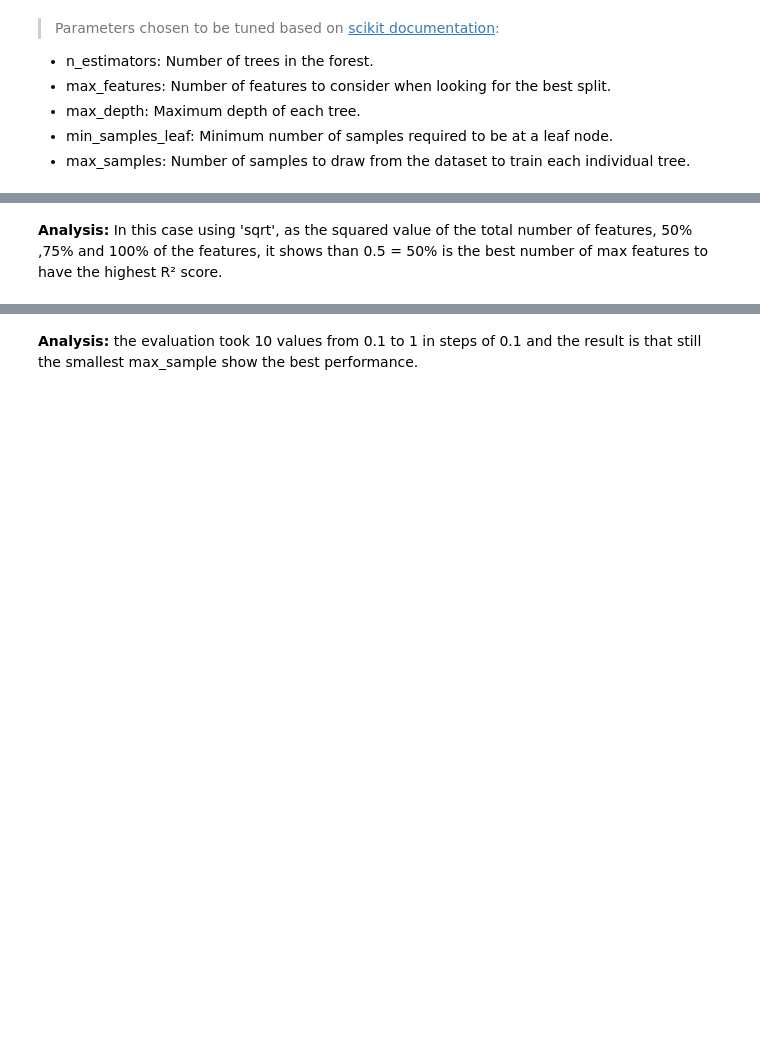
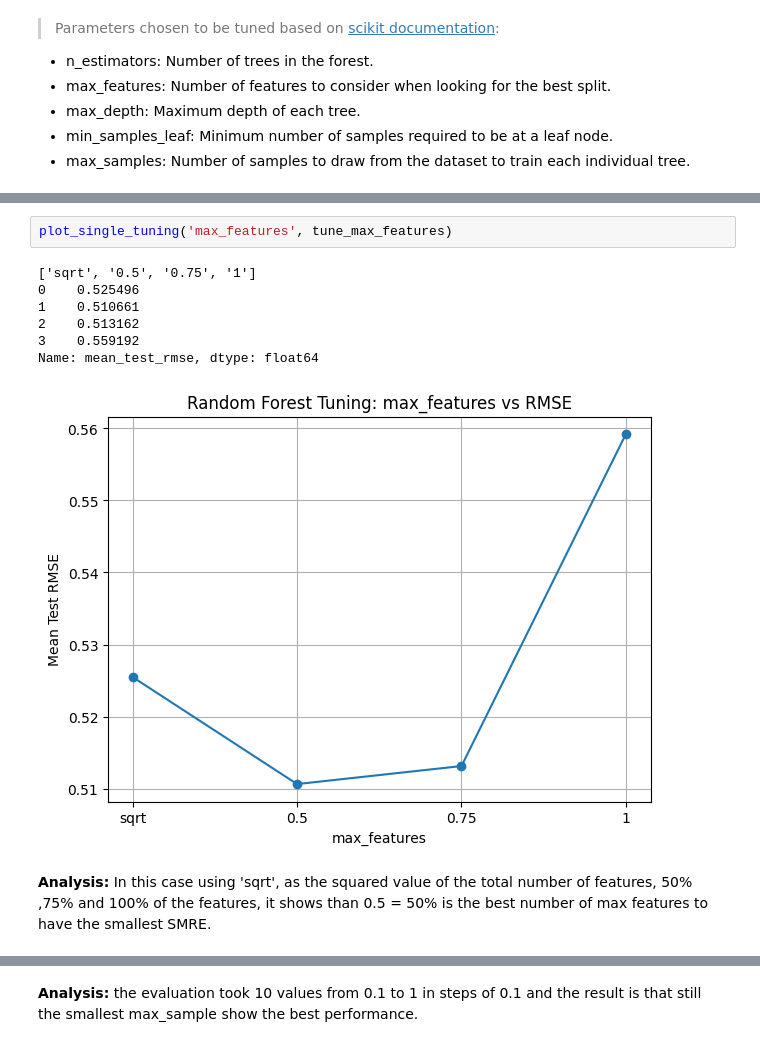
Before and after one commit to Angelicarjs/crop_yield_ML_project, a Jupyter notebook: ML_Milestone1Revision.ipynb, the cells around one changed output, grey strips where cells are left out. Drawn from its saved outputs; the diff is of its cells as text; blank space fills up the shorter version.

```diff
--- a/ML_Milestone1Revision.ipynb
+++ b/ML_Milestone1Revision.ipynb
@@ -998,5 +1044,15 @@ Best CV R²: 0.9093
+# %%
+plot_single_tuning('max_features', tune_max_features)
+# %% [output]
+['sqrt', '0.5', '0.75', '1']
+0    0.525496
+1    0.510661
+2    0.513162
+3    0.559192
+Name: mean_test_rmse, dtype: float64
+[figure, added]
 # %% [markdown]
-**Analysis:** In this case using 'sqrt', as the squared value of the total number of features, 50% ,75% and 100% of the features, it shows than 0.5 = 50% is the best number of max features to have the highest R² score.
+**Analysis:** In this case using 'sqrt', as the squared value of the total number of features, 50% ,75% and 100% of the features, it shows than 0.5 = 50% is the best number of max features to have the smallest SMRE.
 # %%
 #max_depth tuning
 param_grid = {
```
Also changed, not shown: parts of 16 cells of this notebook.
